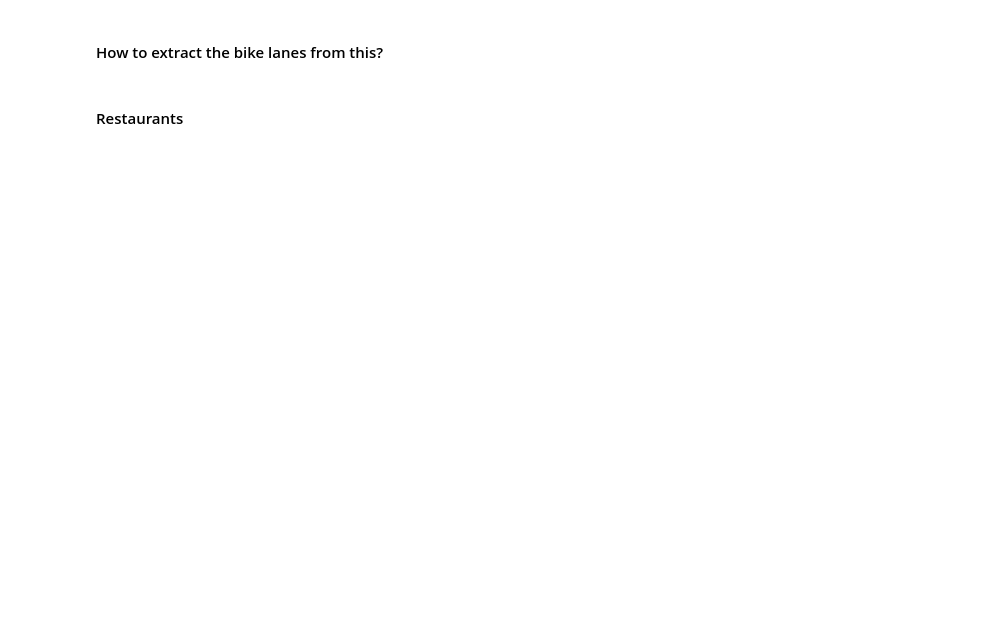
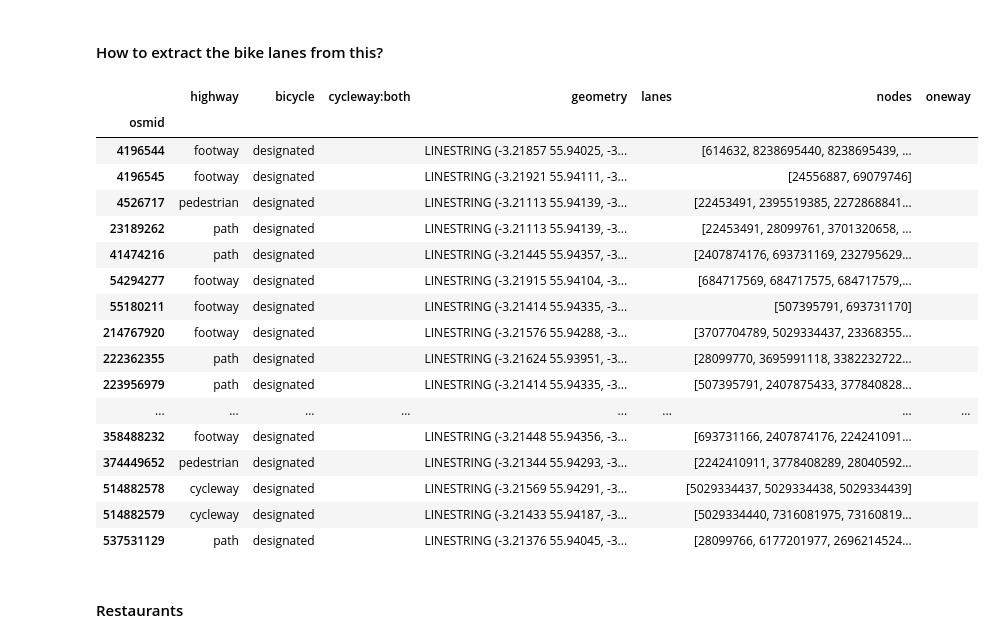
Before and after one commit to EArtiges/Bike_Share_data, a Jupyter notebook: Get_OSM_Data.ipynb, the cells around one changed output. Saved outputs shown, nothing was run; the diff lists cells and outputs as text; code cells hidden in the pictures; blank space fills up the shorter version.

```diff
--- a/Get_OSM_Data.ipynb
+++ b/Get_OSM_Data.ipynb
@@ -180,3 +198,37 @@ if 0:
+# %%
+import numpy as np
+
+bicycle_filters = []
+
+for column in ['cycleway', 'cycleway:left', 'cycleway:right', 'cycleway:both']:
+    if column not in highways.columns: continue
+    bicycle_filters.append(highways[column]=='lane')
+
+bicycle_filters.append(highways['highway']=='cycleway')
+bicycle_filters.append(highways['bicycle']=='designated')
+bicycle_filters=np.array(bicycle_filters)
+bicycle_filters=np.any(bicycle_filters, axis=0)
+
+highways[bicycle_filters].loc['way', ['highway','bicycle','cycleway:both','geometry','lanes','nodes','oneway']].fillna('')
+# %% [output]
+|  | highway | bicycle | cycleway:both | geometry | lanes | nodes | oneway |
+| osmid |  |  |  |  |  |  |  |
+| 4196544 | footway | designated |  | LINESTRING (-3.21857 55.94025, -3... |  | [614632, 8238695440, 8238695439, ... |  |
+| 4196545 | footway | designated |  | LINESTRING (-3.21921 55.94111, -3... |  | [24556887, 69079746] |  |
+| 4526717 | pedestrian | designated |  | LINESTRING (-3.21113 55.94139, -3... |  | [22453491, 2395519385, 2272868841... |  |
+| 23189262 | path | designated |  | LINESTRING (-3.21113 55.94139, -3... |  | [22453491, 28099761, 3701320658, ... |  |
+| 41474216 | path | designated |  | LINESTRING (-3.21445 55.94357, -3... |  | [2407874176, 693731169, 232795629... |  |
+| 54294277 | footway | designated |  | LINESTRING (-3.21915 55.94104, -3... |  | [684717569, 684717575, 684717579,... |  |
+| 55180211 | footway | designated |  | LINESTRING (-3.21414 55.94335, -3... |  | [507395791, 693731170] |  |
+| 214767920 | footway | designated |  | LINESTRING (-3.21576 55.94288, -3... |  | [3707704789, 5029334437, 23368355... |  |
+| 222362355 | path | designated |  | LINESTRING (-3.21624 55.93951, -3... |  | [28099770, 3695991118, 3382232722... |  |
+| 223956979 | path | designated |  | LINESTRING (-3.21414 55.94335, -3... |  | [507395791, 2407875433, 377840828... |  |
+| ... | ... | ... | ... | ... | ... | ... | ... |
+| 358488232 | footway | designated |  | LINESTRING (-3.21448 55.94356, -3... |  | [693731166, 2407874176, 224241091... |  |
+| 374449652 | pedestrian | designated |  | LINESTRING (-3.21344 55.94293, -3... |  | [2242410911, 3778408289, 28040592... |  |
+| 514882578 | cycleway | designated |  | LINESTRING (-3.21569 55.94291, -3... |  | [5029334437, 5029334438, 5029334439] |  |
+| 514882579 | cycleway | designated |  | LINESTRING (-3.21433 55.94187, -3... |  | [5029334440, 7316081975, 73160819... |  |
+| 537531129 | path | designated |  | LINESTRING (-3.21376 55.94045, -3... |  | [28099766, 6177201977, 2696214524... |  |
 # %% [markdown]
 #### Restaurants
 # %%
```
Also changed, not shown: parts of 22 cells of this notebook.
